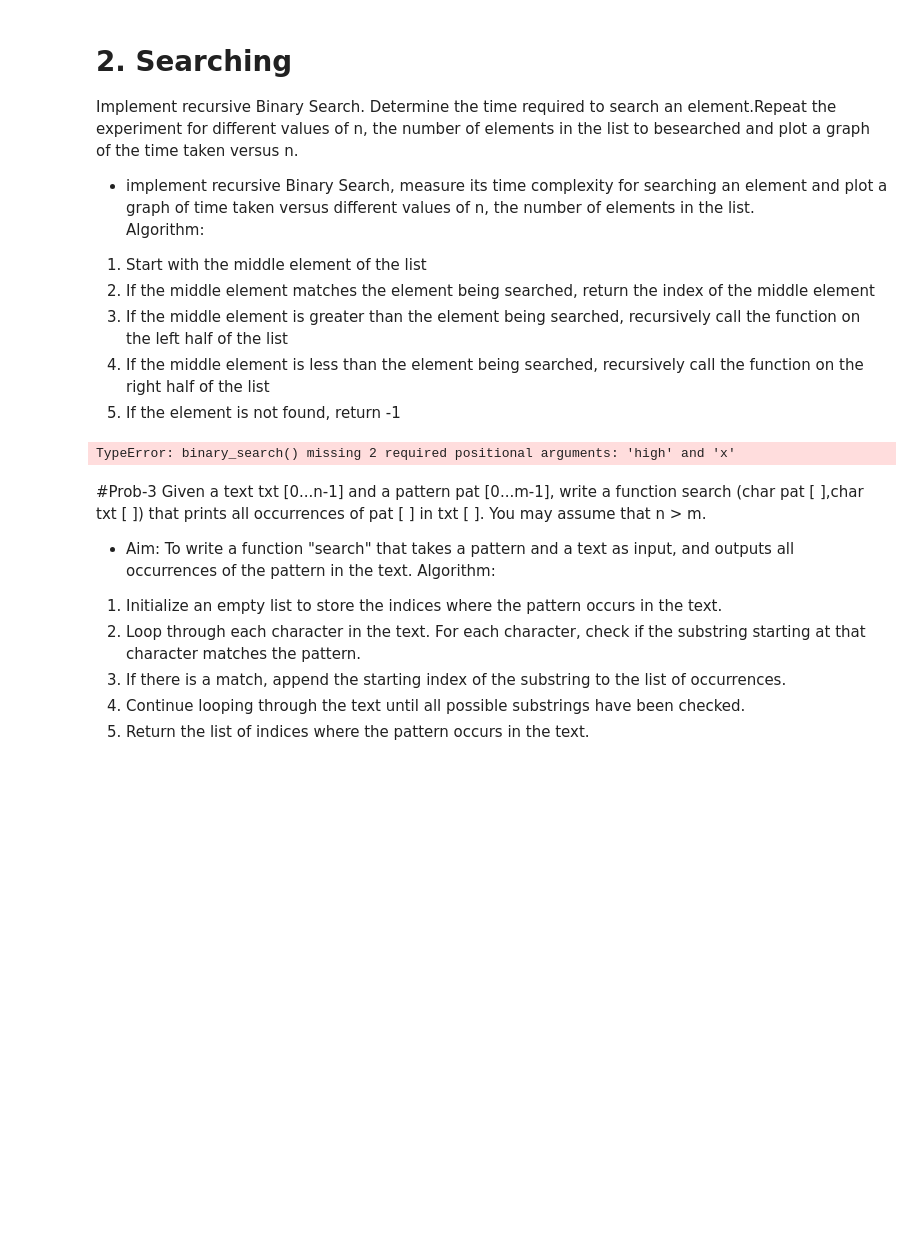
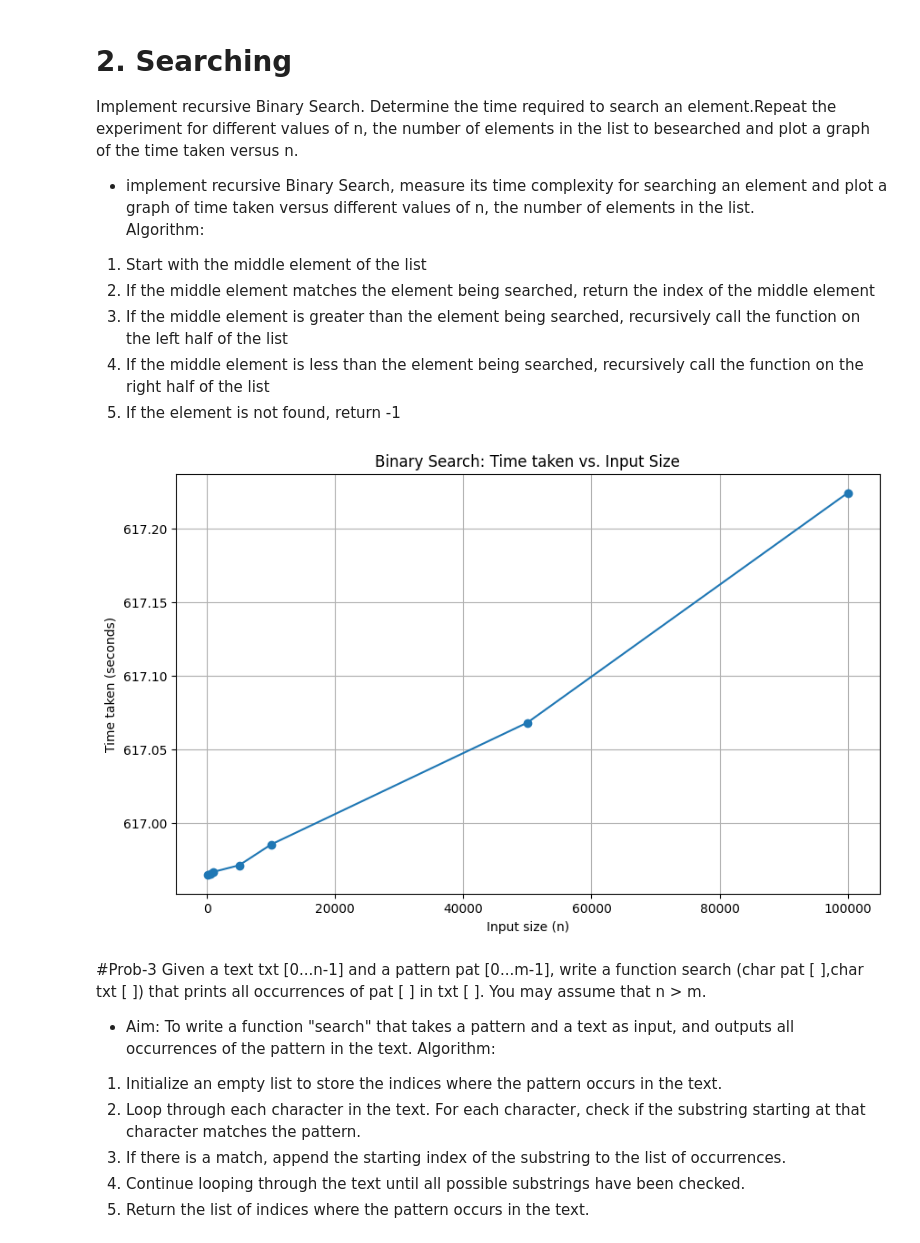
Before and after one commit to rrishabk/Algorithms, a Jupyter notebook: Lab_4.ipynb, the cells around one changed output. Cells and saved outputs as stored; diff of their text form; code cells hidden in the pictures; blank space fills up the shorter version.

```diff
--- a/Lab_4.ipynb
+++ b/Lab_4.ipynb
@@ -53,31 +53,46 @@ Algorithm:
 # %%
 #Prob_2: write code for recursive Binary Search and plot a graph to visualize the relationship between time taken and input size
 import time
 import matplotlib.pyplot as plt
 import random
+
 def binary_search(arr, low, high, x):
     if high >= low:
         mid = (high + low) // 2
         if arr[mid] == x:
             return mid
+        elif arr[mid] > x:
+            return binary_search(arr, low, mid - 1, x)
+        else:
+            return binary_search(arr, mid + 1, high, x)
+    else:
+        return -1
+
 n_values = [100, 500, 1000, 5000, 10000, 50000, 100000]
 times = []
 
 for n in n_values:
+
+    arr = sorted([random.randint(0, n * 2) for _ in range(n)])
+
+
     xi = arr[-1] if n > 0 else 0
-    start = time.time()
-    binary_search(arr, xi)
+
+    start_ipython = time.time()
+
+    binary_search(arr, 0, n - 1, xi)
     end = time.time()
     times.append(end - start)
+
 plt.figure(figsize=(10, 6))
 plt.plot(n_values, times, marker='o')
 plt.xlabel("Input size (n)")
 plt.ylabel("Time taken (seconds)")
 plt.title("Binary Search: Time taken vs. Input Size")
 plt.grid(True)
 plt.show()
 # %% [output]
-TypeError: binary_search() missing 2 required positional arguments: 'high' and 'x'
+[figure, added]
 # %% [markdown]
 #Prob-3
 Given a text txt [0...n-1] and a pattern pat [0...m-1], write a function search (char pat [ ],char txt [ ]) that prints all occurrences of pat [ ] in txt [ ]. You may assume that n > m.
```
Also changed, not shown: parts of 2 cells of this notebook.
